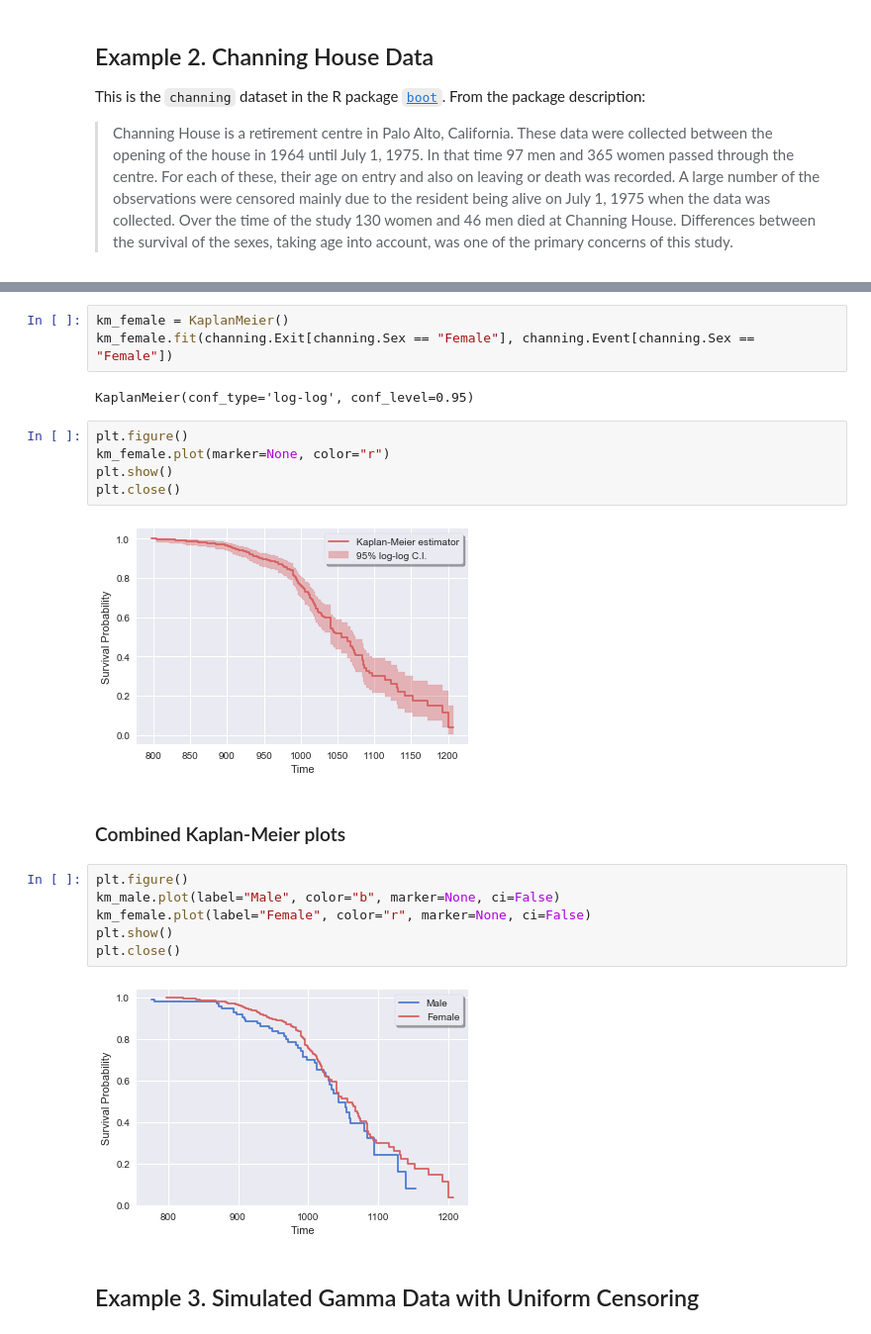
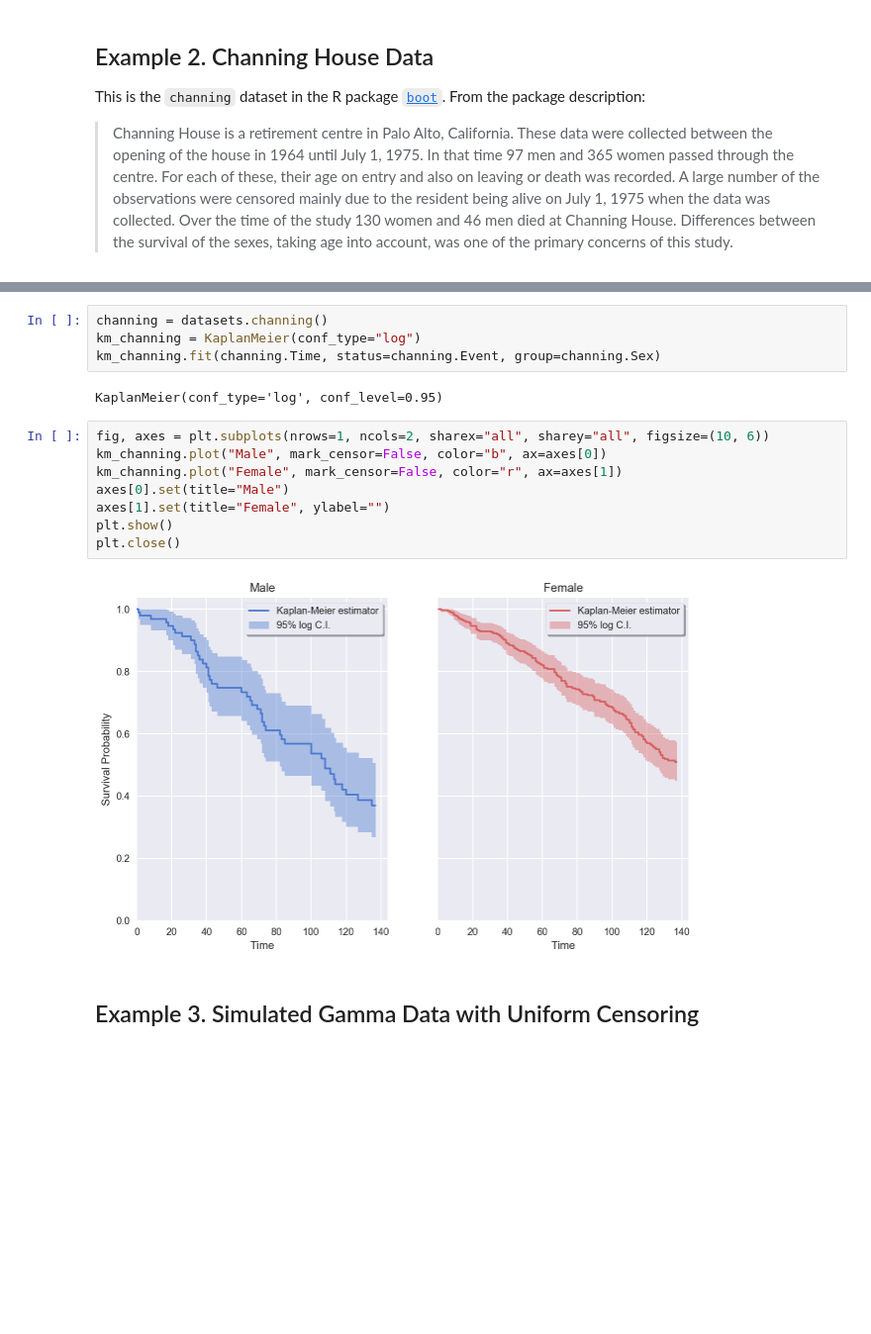
Before and after one commit to artemmavrin/survive, a Jupyter notebook: examples/Kaplan-Meier Estimator.ipynb, the cells around one changed output, grey strips where cells are left out. Shown at 99% size. Cells and saved outputs as stored; diff of their text form; blank space fills up the shorter version.

```diff
--- a/examples/Kaplan-Meier Estimator.ipynb
+++ b/examples/Kaplan-Meier Estimator.ipynb
@@ -129,25 +66,19 @@ plt.close()
-# %%
-km_female = KaplanMeier()
-km_female.fit(channing.Exit[channing.Sex == "Female"], channing.Event[channing.Sex == "Female"])
-# %% [output]
-KaplanMeier(conf_type='log-log', conf_level=0.95)
-# %%
-plt.figure()
-km_female.plot(marker=None, color="r")
-plt.show()
-plt.close()
-# %% [output]
-[figure, removed]
-# %% [markdown]
-### Combined Kaplan-Meier plots
-# %%
-plt.figure()
-km_male.plot(label="Male", color="b", marker=None, ci=False)
-km_female.plot(label="Female", color="r", marker=None, ci=False)
-plt.show()
-plt.close()
-# %% [output]
-[figure, removed]
+# %%
+channing = datasets.channing()
+km_channing = KaplanMeier(conf_type="log")
+km_channing.fit(channing.Time, status=channing.Event, group=channing.Sex)
+# %% [output]
+KaplanMeier(conf_type='log', conf_level=0.95)
+# %%
+fig, axes = plt.subplots(nrows=1, ncols=2, sharex="all", sharey="all", figsize=(10, 6))
+km_channing.plot("Male", mark_censor=False, color="b", ax=axes[0])
+km_channing.plot("Female", mark_censor=False, color="r", ax=axes[1])
+axes[0].set(title="Male")
+axes[1].set(title="Female", ylabel="")
+plt.show()
+plt.close()
+# %% [output]
+[figure, added]
 # %% [markdown]
 ## Example 3. Simulated Gamma Data with Uniform Censoring
 # %%
```
Also changed, not shown: parts of 24 cells of this notebook, 3 other files.
